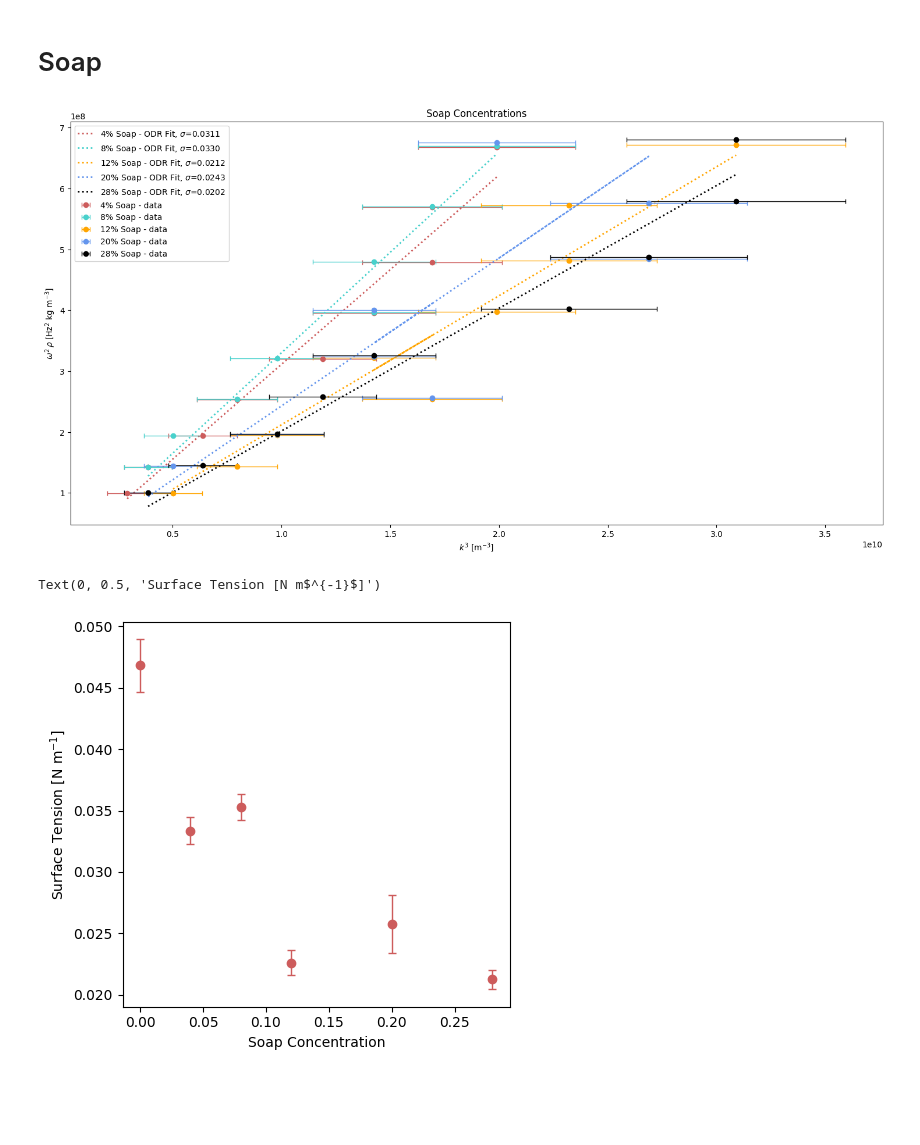
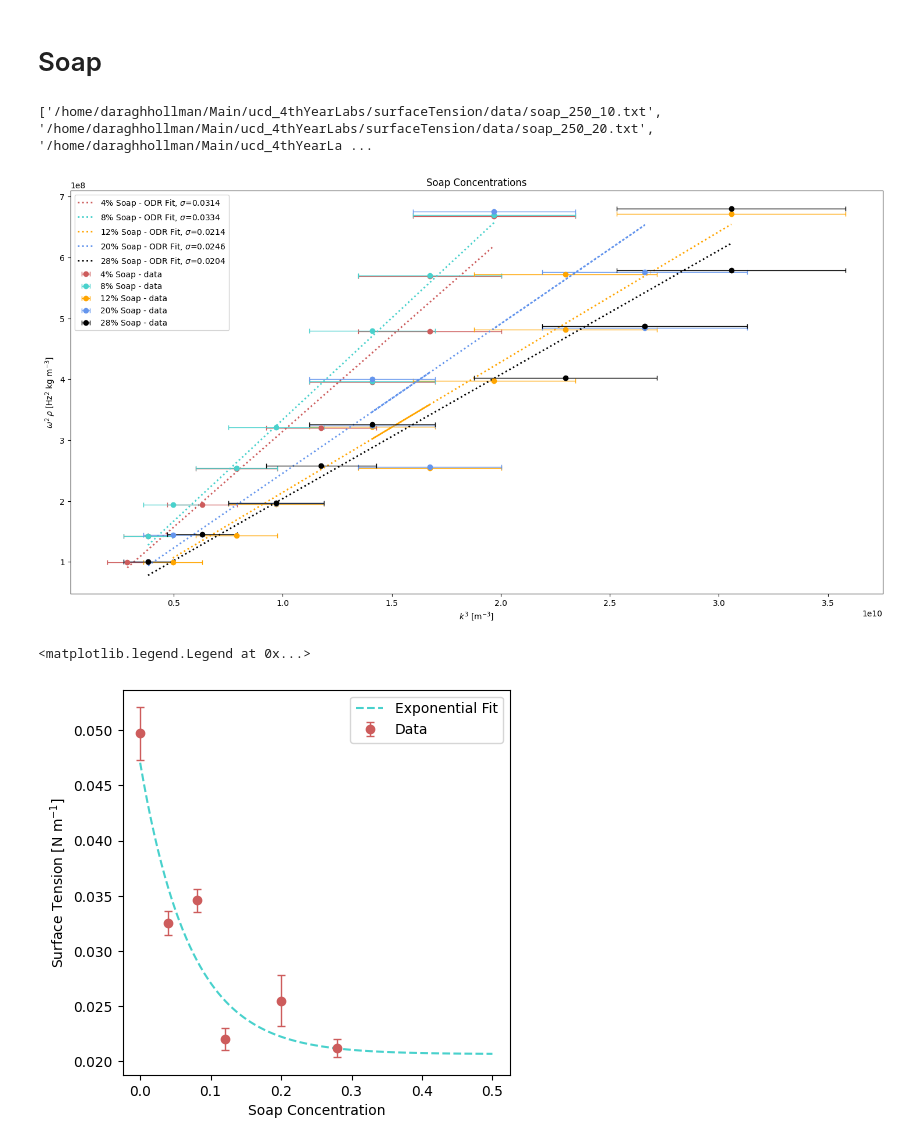
Before and after one commit to daraghhollman/UCD_4thYear_Labs, a Jupyter notebook: surfaceTension/python/Analysis.ipynb, the cells around one changed output. Saved outputs shown, nothing was run; the diff lists cells and outputs as text; code cells hidden in the pictures; blank space fills up the shorter version.

```diff
--- a/surfaceTension/python/Analysis.ipynb
+++ b/surfaceTension/python/Analysis.ipynb
@@ -19,7 +22,9 @@ heights = [(h1 - (h2 + h3))/100 for h1, h2, h3 in zip(laserSpotHeight, platformH
 print(f"Height measurements: {heights}")
 
 H = ufloat(np.mean(heights), np.std(heights)) # meters
-L = 5.59 # meters
+print(H)
+
+L = ufloat(5.6, 0.05) # meters
 
 lightWavelength = 633e-9 # m
 waterDensity = 998.2 # kg m^-3
@@ -164,29 +171,53 @@ colours = ["indianred", "mediumturquoise", "orange", "cornflowerblue", "black"]
 
 Multiplot(rootPath + "/soap_250_*.txt", soapDensities, [r"4% Soap", r"8% Soap", r"12% Soap", r"20% Soap", r"28% Soap"], colours, "Soap Concentrations")
 # %% [output]
+['/home/daraghhollman/Main/ucd_4thYearLabs/surfaceTension/data/soap_250_10.txt', '/home/daraghhollman/Main/ucd_4thYearLabs/surfaceTension/data/soap_250_20.txt', '/home/daraghhollman/Main/ucd_4thYearLa ...
-[figure, old version]
+[figure, new version]
 # %%
-soapTension_250_10 = DetermineSurfaceTension(rootPath + "/soap_250_10.txt", soapDensity, plotTitle=r"0.04% soap at Room Temperature", showPlot=False)
-soapTension_250_20 = DetermineSurfaceTension(rootPath + "/soap_250_20.txt", soapDensity, plotTitle=r"0.08% soap at Room Temperature", showPlot=False)
-soapTension_250_30 = DetermineSurfaceTension(rootPath + "/soap_250_30.txt", soapDensity, plotTitle=r"0.12% soap at Room Temperature", showPlot=False)
-soapTension_250_50 = DetermineSurfaceTension(rootPath + "/soap_250_50.txt", soapDensity, plotTitle=r"0.20% soap at Room Temperature", showPlot=False)
-soapTension_250_70 = DetermineSurfaceTension(rootPath + "/soap_250_70.txt", soapDensity, plotTitle=r"0.28% soap at Room Temperature", showPlot=False)
+soapTension_250_10 = DetermineSurfaceTension(rootPath + "/soap_250_10.txt", soapDensities[0], plotTitle=r"0.04% soap at Room Temperature", showPlot=False)
+soapTension_250_20 = DetermineSurfaceTension(rootPath + "/soap_250_20.txt", soapDensities[1], plotTitle=r"0.08% soap at Room Temperature", showPlot=False)
+soapTension_250_30 = DetermineSurfaceTension(rootPath + "/soap_250_30.txt", soapDensities[2], plotTitle=r"0.12% soap at Room Temperature", showPlot=False)
+soapTension_250_50 = DetermineSurfaceTension(rootPath + "/soap_250_50.txt", soapDensities[3], plotTitle=r"0.20% soap at Room Temperature", showPlot=False)
+soapTension_250_70 = DetermineSurfaceTension(rootPath + "/soap_250_70.txt", soapDensities[4], plotTitle=r"0.28% soap at Room Temperature", showPlot=False)
 
-soapTensions = [waterTension, soapTension_250_10, soapTension_250_20, soapTension_250_30, soapTension_250_50, soapTension_250_70]
+soapRatios = np.array([0, 0.04, 0.08, 0.12, 0.2, 0.28])
+
+soapTensions = np.array([waterTension, soapTension_250_10, soapTension_250_20, soapTension_250_30, soapTension_250_50, soapTension_250_70])
+
+# FITTING
+def ExpCurve(x, A, B, C):
+    return A * np.exp(B * x) + C
+
+def LinearCurve(x, m, c):
+    return m * x + c
+
+# Exponential fit
+expPars, expCov = curve_fit(ExpCurve, soapRatios, soapTensions[:, 0], [0.05, -5, 0], sigma=soapTensions[:, 1])
+
+# Dual linear fit
+firstLinearPars, firstLinearCov = curve_fit(LinearCurve, soapRatios[0:4], soapTensions[:, 0][0:4], sigma=soapTensions[:, 1][0:4])
+secondLinearPars, secondLinearCov = curve_fit(LinearCurve, soapRatios[3:], soapTensions[:, 0][3:], sigma=soapTensions[:, 1][3:])
+
+# PLOTTING
 
 fig, ax = plt.subplots(figsize=(5,5))
 
-soapRatios = list(soapRatios)
-soapRatios.insert(0, 0)
+for ratio, tension in zip(soapRatios, soapTensions):
+    if ratio == soapRatios[0]:
+        label = "Data"
+    else: label = ""
 
-for ratio, tension in zip(soapRatios, soapTensions):
-    ax.errorbar(ratio, tension[0], yerr=tension[1], fmt="o", color="indianred", capsize=3, linewidth=1)
+    ax.errorbar(ratio, tension[0], yerr=tension[1], fmt="o", color="indianred", capsize=3, linewidth=1, label=label)
+
+xRange = np.linspace(0, 0.5, 100)
+ax.plot(xRange, ExpCurve(xRange, expPars[0], expPars[1], expPars[2]), color="mediumturquoise", ls="--", label="Exponential Fit")
+#ax.plot(xRange[0:int(len(xRange)/3)], LinearCurve(xRange[0:int(len(xRange)/3)], firstLinearPars[0], firstLinearPars[1]), color="coral", ls="--", label="Piecewise Linear Fit")
+#ax.plot(xRange[int(len(xRange)/6):], LinearCurve(xRange[int(len(xRange)/6):], secondLinearPars[0], secondLinearPars[1]), color="coral", ls="--")
 
 
 ax.set_xlabel("Soap Concentration")
 ax.set_ylabel("Surface Tension [N m$^{-1}$]")
-
-# notes, plot exponentially decaying fit to match expectations
+ax.legend()
 # %% [output]
-Text(0, 0.5, 'Surface Tension [N m$^{-1}$]')
+<matplotlib.legend.Legend at 0x...>
-[figure, old version]
+[figure, new version]
```
Also changed, not shown: parts of 7 cells of this notebook, 5 other files.
